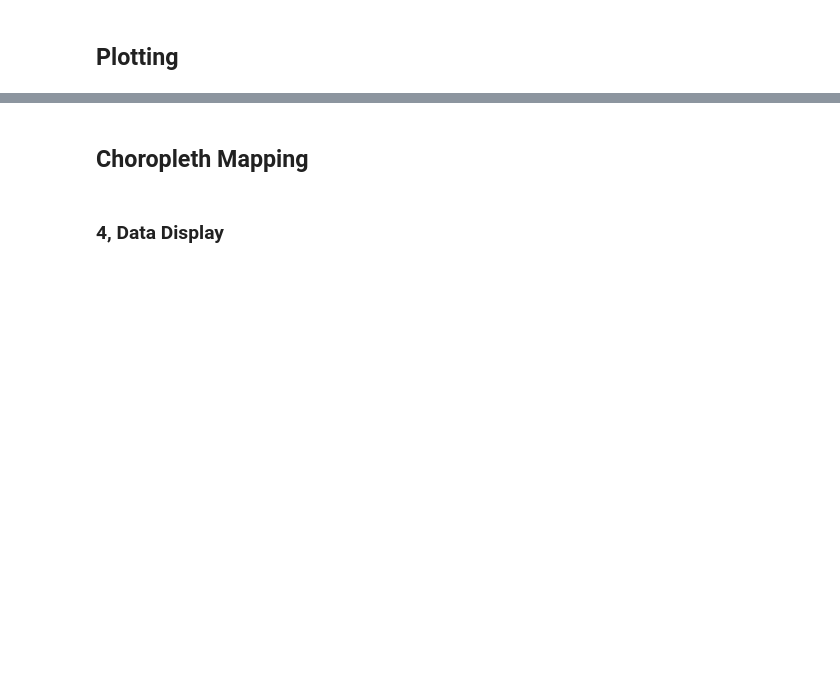
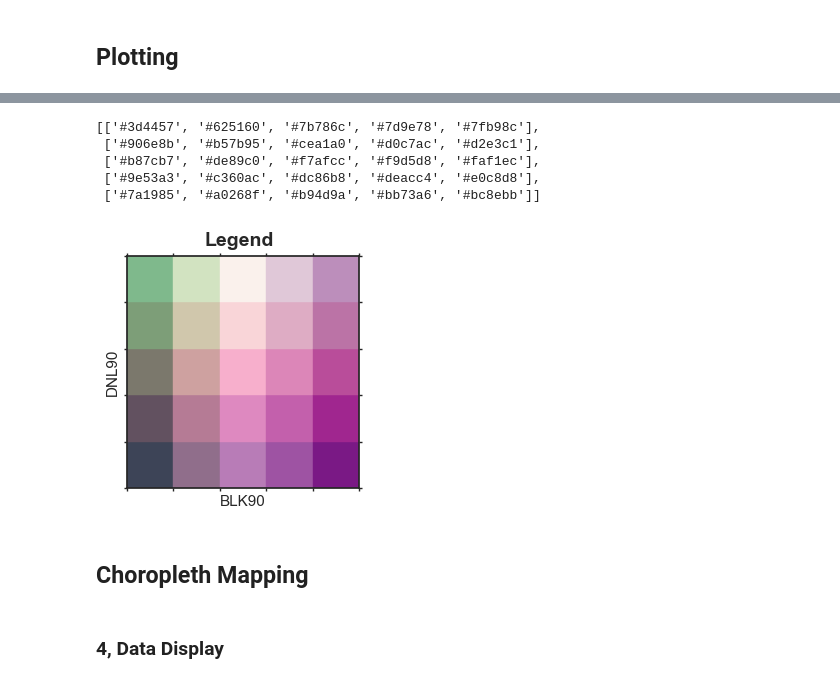
Before and after one commit to UrsulaQuan/pysal, a Jupyter notebook: pysal/contrib/viz/UrsulaBivariateMapping/GIS322 Final Project.ipynb, the cells around one changed output, grey strips where cells are left out. Cells and saved outputs as stored; diff of their text form; code cells hidden in the pictures; blank space fills up the shorter version.

```diff
--- a/pysal/contrib/viz/UrsulaBivariateMapping/GIS322 Final Project.ipynb
+++ b/pysal/contrib/viz/UrsulaBivariateMapping/GIS322 Final Project.ipynb
@@ -218,3 +275,13 @@ class Plotting (Classifications):
+# %%
+ld = p.legend('RdPu_r','PRGn_r',attribute2 = 'DNL90')
+ld
+# %% [output]
+[['#3d4457', '#625160', '#7b786c', '#7d9e78', '#7fb98c'],
+ ['#906e8b', '#b57b95', '#cea1a0', '#d0c7ac', '#d2e3c1'],
+ ['#b87cb7', '#de89c0', '#f7afcc', '#f9d5d8', '#faf1ec'],
+ ['#9e53a3', '#c360ac', '#dc86b8', '#deacc4', '#e0c8d8'],
+ ['#7a1985', '#a0268f', '#b94d9a', '#bb73a6', '#bc8ebb']]
+[figure, added]
 # %% [markdown]
 ## Choropleth Mapping
 # %%
```
Also changed, not shown: parts of 15 cells of this notebook, 13 other files.
